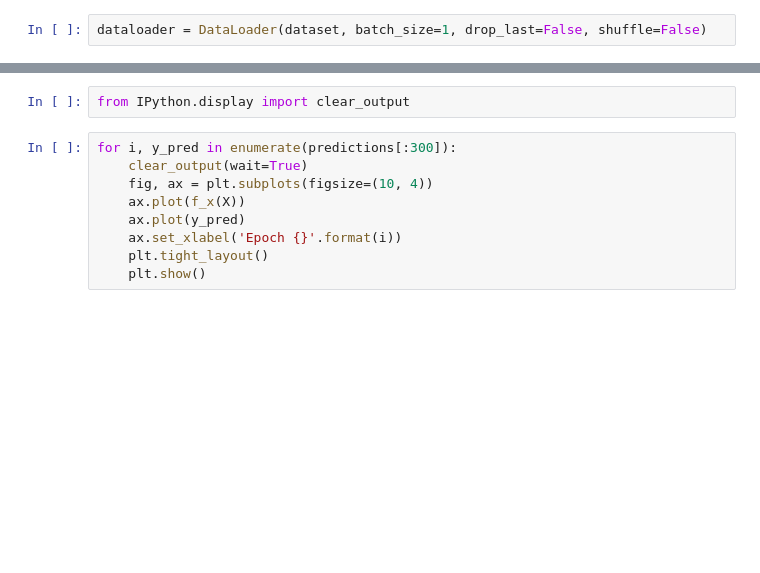
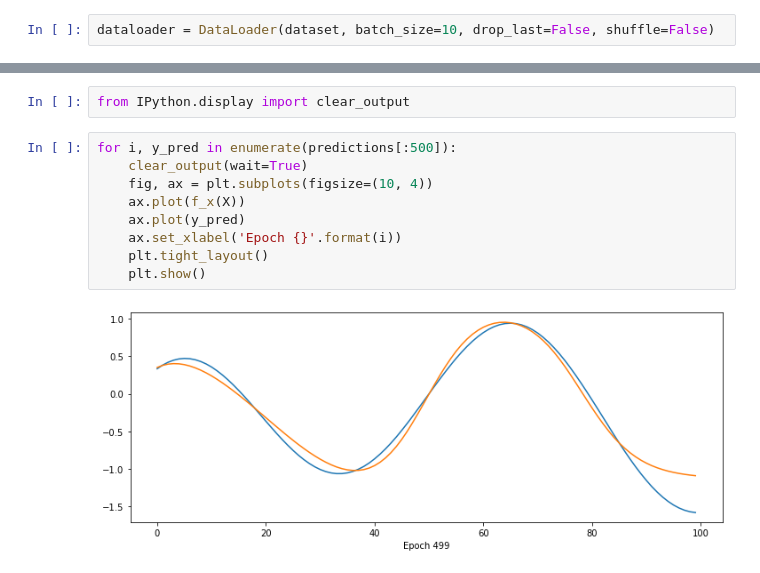
Before and after one commit to afflint/inforet, a Jupyter notebook: 2022-23/introduction-neural-networks.ipynb, the cells around one changed output, grey strips where cells are left out. Cells and saved outputs as stored; diff of their text form; blank space fills up the shorter version.

```diff
--- a/2022-23/introduction-neural-networks.ipynb
+++ b/2022-23/introduction-neural-networks.ipynb
@@ -104,7 +134,7 @@ dataset[1]
 # %% [markdown]
 **Dataloader**: Using a dataloader we can define how the network will read the data and how often parameters will be updated (batch approach)
 # %%
-dataloader = DataLoader(dataset, batch_size=1, drop_last=False, shuffle=False)
+dataloader = DataLoader(dataset, batch_size=10, drop_last=False, shuffle=False)
 # %%
 for i, batch in enumerate(dataloader):
     print(f"batch {i}: x: {batch[0]}, y: {batch[1]}")
@@ -154,11 +204,13 @@ plt.show()
 # %%
 from IPython.display import clear_output
 # %%
-for i, y_pred in enumerate(predictions[:300]):
+for i, y_pred in enumerate(predictions[:500]):
     clear_output(wait=True)
     fig, ax = plt.subplots(figsize=(10, 4))
     ax.plot(f_x(X))
     ax.plot(y_pred)
     ax.set_xlabel('Epoch {}'.format(i))
     plt.tight_layout()
     plt.show()
+# %% [output]
+[figure, added]
```
Also changed, not shown: parts of 9 cells of this notebook, 2 other files.
